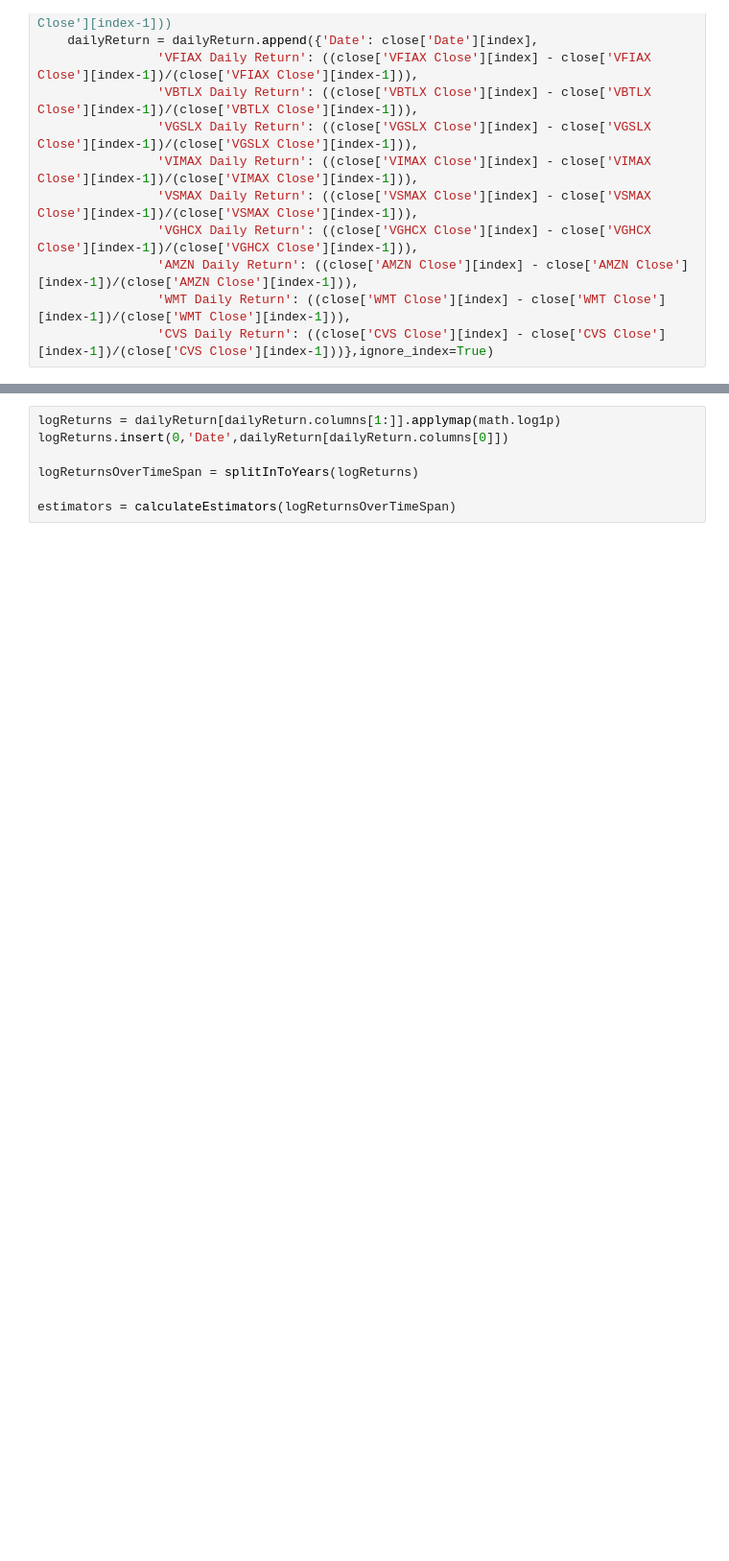
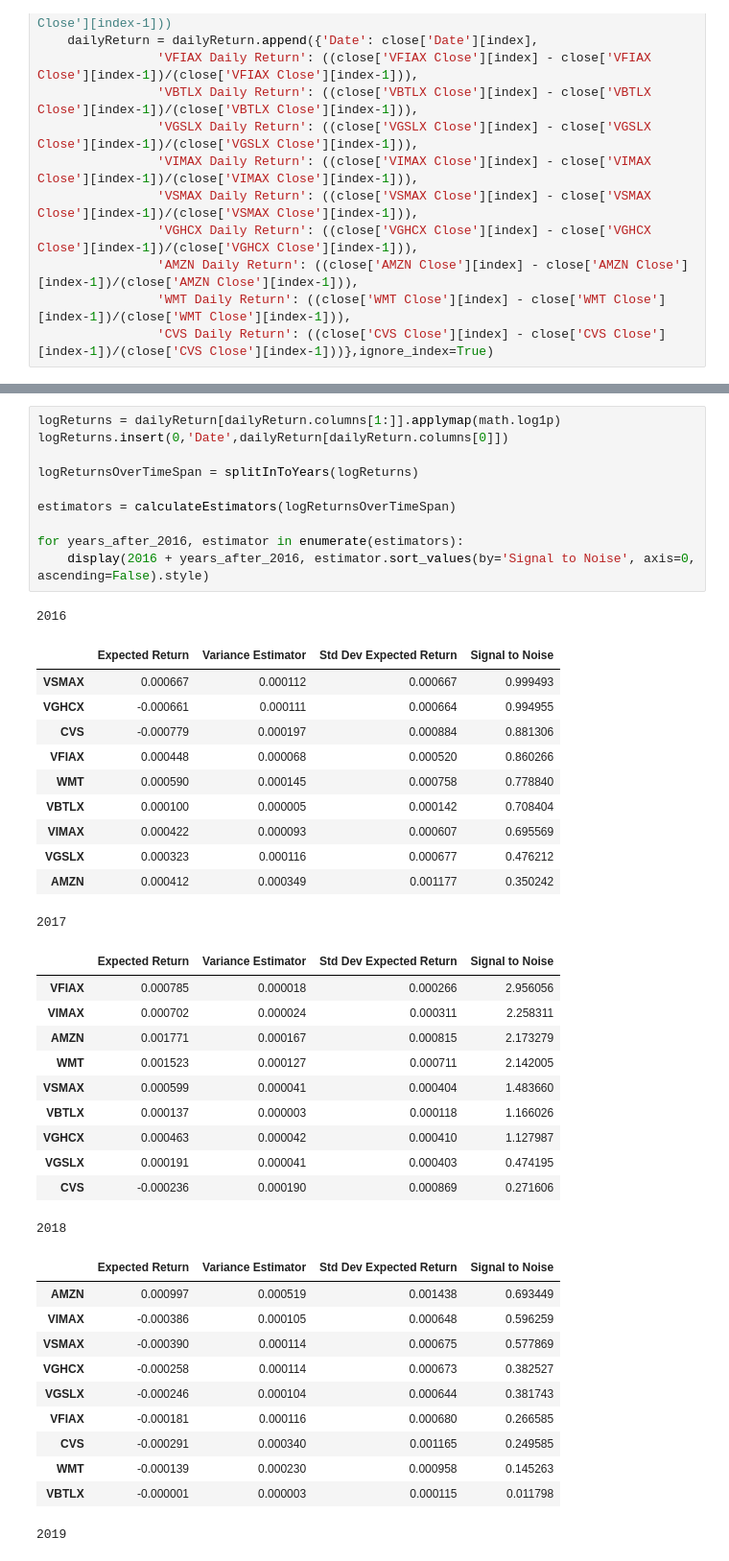
Before and after one commit to kwch3693/AMSC-Project-2, a Jupyter notebook: TeamHomework4.ipynb, the cells around one changed output, grey strips where cells are left out. Shown at 96% size. Drawn from its saved outputs; the diff is of its cells as text; blank space fills up the shorter version.

```diff
--- a/TeamHomework4.ipynb
+++ b/TeamHomework4.ipynb
@@ -133,7 +219,45 @@ CVS           0.064797
 # %%
 logReturns = dailyReturn[dailyReturn.columns[1:]].applymap(math.log1p)
 logReturns.insert(0,'Date',dailyReturn[dailyReturn.columns[0]])
 
 logReturnsOverTimeSpan = splitInToYears(logReturns)
 
 estimators = calculateEstimators(logReturnsOverTimeSpan)
+
+for years_after_2016, estimator in enumerate(estimators):
+    display(2016 + years_after_2016, estimator.sort_values(by='Signal to Noise', axis=0, ascending=False).style)
+# %% [output]
+2016
+|  | Expected Return | Variance Estimator | Std Dev Expected Return | Signal to Noise |
+| VSMAX | 0.000667 | 0.000112 | 0.000667 | 0.999493 |
+| VGHCX | -0.000661 | 0.000111 | 0.000664 | 0.994955 |
+| CVS | -0.000779 | 0.000197 | 0.000884 | 0.881306 |
+| VFIAX | 0.000448 | 0.000068 | 0.000520 | 0.860266 |
+| WMT | 0.000590 | 0.000145 | 0.000758 | 0.778840 |
+| VBTLX | 0.000100 | 0.000005 | 0.000142 | 0.708404 |
+| VIMAX | 0.000422 | 0.000093 | 0.000607 | 0.695569 |
+| VGSLX | 0.000323 | 0.000116 | 0.000677 | 0.476212 |
+| AMZN | 0.000412 | 0.000349 | 0.001177 | 0.350242 |
+2017
+|  | Expected Return | Variance Estimator | Std Dev Expected Return | Signal to Noise |
+| VFIAX | 0.000785 | 0.000018 | 0.000266 | 2.956056 |
+| VIMAX | 0.000702 | 0.000024 | 0.000311 | 2.258311 |
+| AMZN | 0.001771 | 0.000167 | 0.000815 | 2.173279 |
+| WMT | 0.001523 | 0.000127 | 0.000711 | 2.142005 |
+| VSMAX | 0.000599 | 0.000041 | 0.000404 | 1.483660 |
+| VBTLX | 0.000137 | 0.000003 | 0.000118 | 1.166026 |
+| VGHCX | 0.000463 | 0.000042 | 0.000410 | 1.127987 |
+| VGSLX | 0.000191 | 0.000041 | 0.000403 | 0.474195 |
+| CVS | -0.000236 | 0.000190 | 0.000869 | 0.271606 |
+2018
+|  | Expected Return | Variance Estimator | Std Dev Expected Return | Signal to Noise |
+| AMZN | 0.000997 | 0.000519 | 0.001438 | 0.693449 |
+| VIMAX | -0.000386 | 0.000105 | 0.000648 | 0.596259 |
+| VSMAX | -0.000390 | 0.000114 | 0.000675 | 0.577869 |
+| VGHCX | -0.000258 | 0.000114 | 0.000673 | 0.382527 |
+| VGSLX | -0.000246 | 0.000104 | 0.000644 | 0.381743 |
+| VFIAX | -0.000181 | 0.000116 | 0.000680 | 0.266585 |
+| CVS | -0.000291 | 0.000340 | 0.001165 | 0.249585 |
+| WMT | -0.000139 | 0.000230 | 0.000958 | 0.145263 |
+| VBTLX | -0.000001 | 0.000003 | 0.000115 | 0.011798 |
+2019
```
Also changed, not shown: parts of 14 cells of this notebook.
